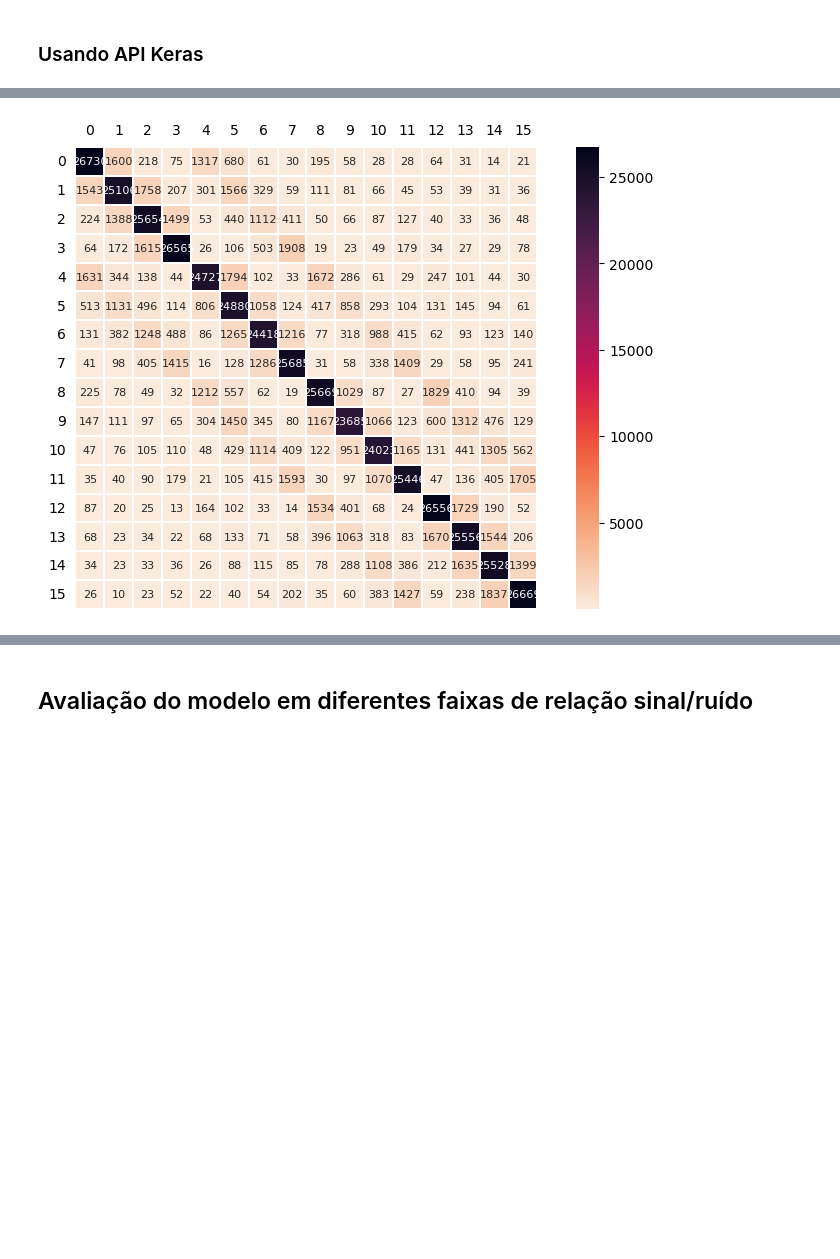
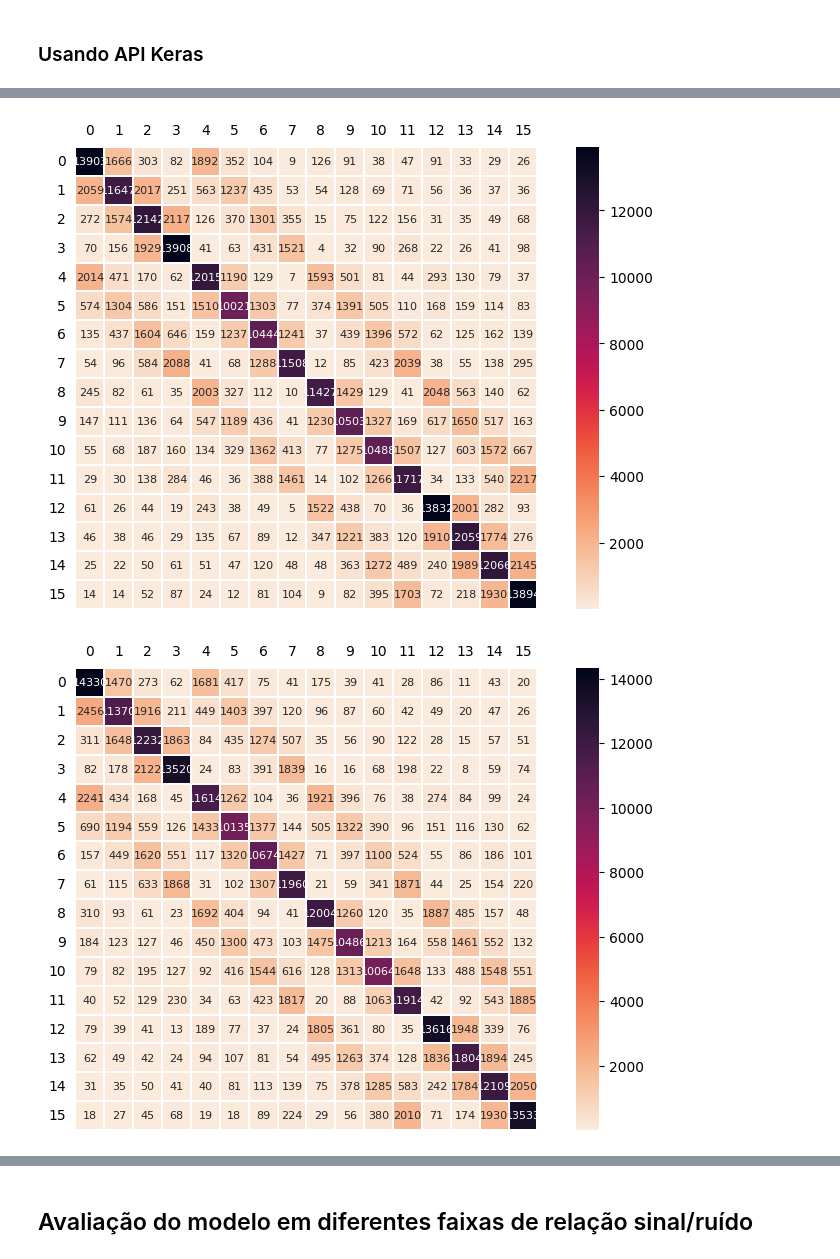
Before and after one commit to RKetson/Communication, a Jupyter notebook: Algoritmos/Rede_SNRaleatorio.ipynb, the cells around one changed output, grey strips where cells are left out. Cells and saved outputs as stored; diff of their text form; code cells hidden in the pictures; blank space fills up the shorter version.

```diff
--- a/Algoritmos/Rede_SNRaleatorio.ipynb
+++ b/Algoritmos/Rede_SNRaleatorio.ipynb
@@ -27,6 +29,6 @@ from files_01_detection.const_analyzer import plot_decision_boundary, theoretica
 # %%
 total_num_symbols  = 1000000    # Number of transmitted symbols to be used for training and test
-train_fraction = 0.5 # Fraction of whole data to be used for training (the remaining is for testing)
+train_fraction = 0.7 # Fraction of whole data to be used for training (the remaining is for testing)
 code_rate    = 1       # Rate of the used code
 Es           = 1       # Average symbol energy
 Mod = 'QAM'
@@ -132,14 +143,4 @@ plot_symbols(X_train, y_train, M, symbs)
 # %%
-n_inputs = np.shape(X_train)[1]
-n_hidden1 = 150
-n_hidden2 = 80
-n_hidden3 = 50
-
-n_outputs = M
-learning_rate = 0.01
-n_epochs = 10
-batch_size = 800
-
 y_train = tf.reshape(tf.convert_to_tensor(y_train), [-1, 1])
 y_test = tf.reshape(tf.convert_to_tensor(y_test), [-1, 1])
 X_test = tf.convert_to_tensor(X_test)
@@ -178,15 +156,26 @@ output = tf.keras.layers.Dense(n_outputs, kernel_initializer="glorot_normal")(x)
+# %%
+inputs = tf.keras.Input(shape=(n_inputs,))
+output = []
+
+for i in range(n_redes):
+    x = inputs
+    for j in range(len(n_hidden[i])):
+        x = tf.keras.layers.Dense(n_hidden[i][j], activation="elu", kernel_initializer="glorot_normal")(x)
+    output.append(tf.keras.layers.Dense(n_outputs, kernel_initializer="glorot_normal")(x))
 # %%
-model_QAM = tf.keras.Model(inputs=inputs, outputs=output)
+model_QAM = []
+for i in range(n_redes):
+    model_QAM.append(tf.keras.Model(inputs=inputs, outputs=output[i]))
 
-model_QAM.compile(loss=tf.keras.losses.SparseCategoricalCrossentropy(from_logits=True),
-             optimizer=tf.keras.optimizers.experimental.SGD(learning_rate=learning_rate, momentum=0.9, nesterov=True),
-             metrics=["accuracy"])
+    model_QAM[i].compile(loss=tf.keras.losses.SparseCategoricalCrossentropy(from_logits=True),
+                 optimizer=tf.keras.optimizers.experimental.SGD(learning_rate=learning_rate[i], momentum=momentum[i], nesterov=True),
+                 metrics=["accuracy"])
 
-history = model_QAM.fit(X_train, y_train, batch_size=batch_size, epochs=n_epochs, shuffle=True)
+    history = model_QAM[i].fit(X_train, y_train, batch_size=batch_size[i], epochs=n_epochs[i], shuffle=True)
 
-tests_score = model_QAM.evaluate(X_test, y_test)
-print("\nTest loss:", tests_score[0])
-print("Test accuracy:", tests_score[1])
-print(f"Taxa de erro simbólica de {(1 - tests_score[1]):.2%}\n")
+    tests_score = model_QAM[i].evaluate(X_test, y_test)
+    print("\nTest loss:", tests_score[0])
+    print("Test accuracy:", tests_score[1])
+    print(f"Taxa de erro simbólica de {(1 - tests_score[1]):.2%}\n")
 # %% [output]
 Epoch 1/10
@@ -209,6 +198,8 @@ Taxa de erro simbólica de 18.62%
 # %%
-plot_confusion_matrix(model_QAM, X_test, y_test, M, nn=True)
+for i in range(n_redes):
+    plot_confusion_matrix(model_QAM[i], X_test, y_test, M, nn=True)
 #plot_decision_boundary(modelK, X_train, y_train, legend=True, nn=True)
 #plot_decision_boundary(modelK, X_train, y_train, legend=True, nn=True, plot_training=False)
 # %% [output]
-[figure, old version]
+[figure, new version]
+[figure, added]
```
Also changed, not shown: parts of 48 cells of this notebook, 24 other files.
